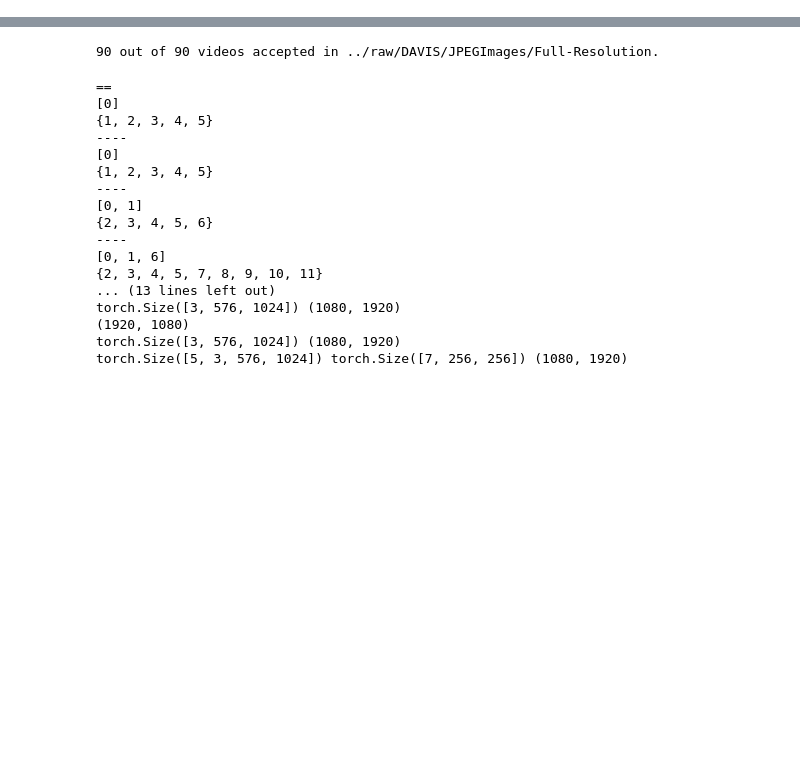
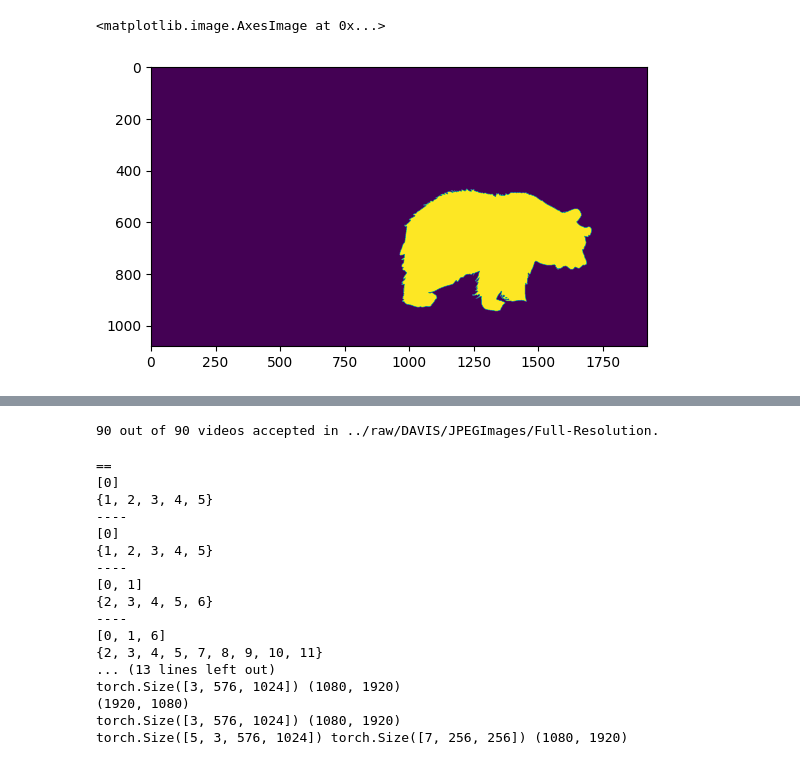
Before and after one commit to SpiderNitt/project-c, a Jupyter notebook: dataloaders/davis_testing.ipynb, the cells around one changed output, grey strips where cells are left out. Saved outputs shown, nothing was run; the diff lists cells and outputs as text; code cells hidden in the pictures; blank space fills up the shorter version.

Commit message:
resolves #1, metrics for davis

```diff
--- a/dataloaders/davis_testing.ipynb
+++ b/dataloaders/davis_testing.ipynb
@@ -6,3 +8,42 @@ from torch.utils.data import DataLoader
+# %%
+config = {
+    "precision": "16-mixed",
+    "num_devices": 1,
+    "num_epochs": 50,
+    "metric_train_eval_interval": 20,
+    "log_every_n_steps": 1,
+    "img_size": 1024,
+    "out_dir": "/",
+    "opt": {
+        "learning_rate": 8e-4,
+        "weight_decay": 1e-4,
+        "decay_factor": 10,
+        "steps": [60000, 86666],
+        "warmup_steps": 250,
+    },
+    "model": {
+        "type": "vit_b",
+        "checkpoint": "sam_vit_b_01ec64.pth",
+        "freeze": {
+            "image_encoder": True,
+            "prompt_encoder": True,
+            "mask_decoder": True,
+        },
+    },
+    "dataset": {
+        "root_dir": "../raw/DAVIS/",
+        "batch_size": 1,
+        "max_num_obj": 1,
+        "num_frames": 2,
+        "max_jump": 5,
+        "num_workers": 0,
+        "pin_memory": True,
+    },
+}
+
+
+# First use cpu to load models. Pytorch Lightning will automatically move it to GPUs.
+cfg = OmegaConf.create(config).dataset
 # %%
-train, val = get_loader()
+train, val = get_loader(cfg)
 # %% [output]
@@ -10,3 +53,3 @@ train, val = get_loader()
 90 out of 90 videos accepted in ../raw/DAVIS/JPEGImages/Full-Resolution.
 # %%
-x = next(iter(train))
+x = next(iter(val))
@@ -20,0 +92,5 @@ array([0, 1])
+# %%
+plt.imshow(x[0]["gt_mask"][0])
+# %% [output]
+<matplotlib.image.AxesImage at 0x...>
+[figure, added]
```
Also changed, not shown: parts of 12 cells of this notebook, 4 other files.
